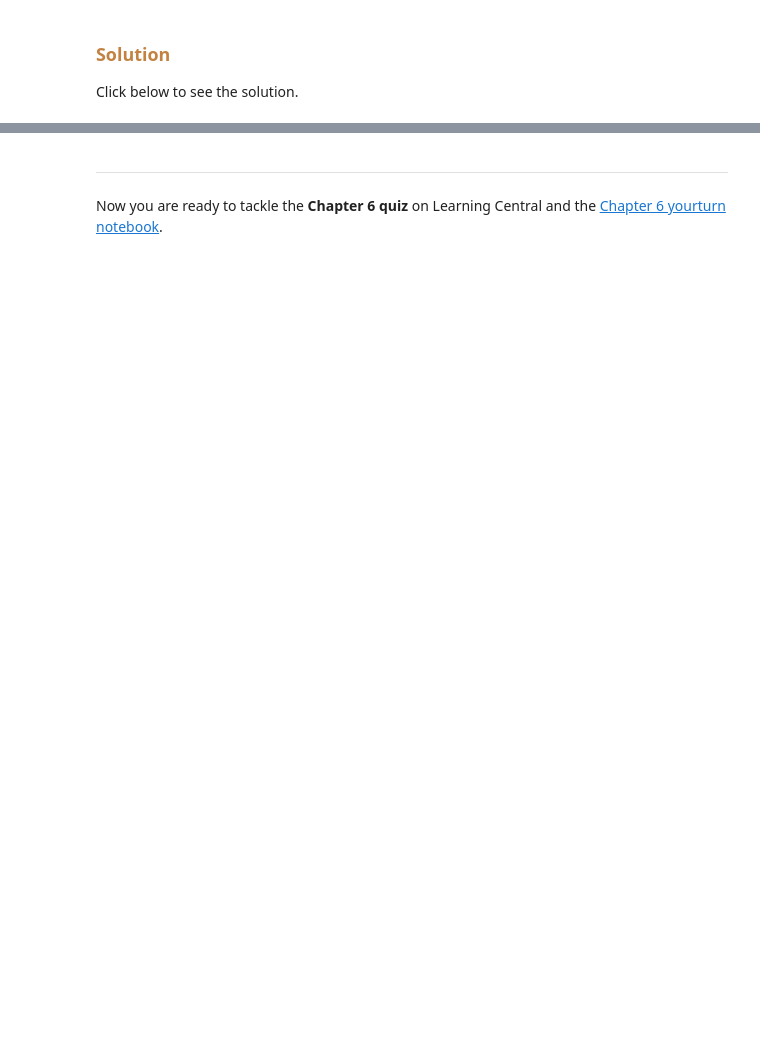
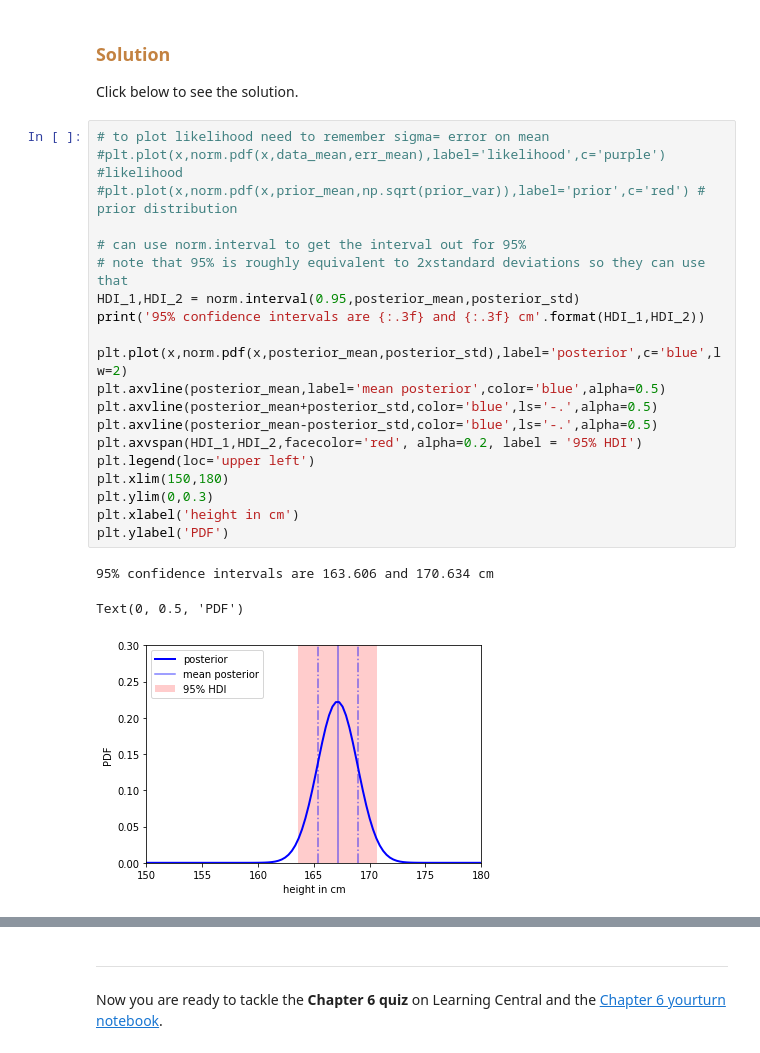
Before and after one commit to philrelton/Data-Analysis-2022, a Jupyter notebook: blended_exercises/Chapter 6/Chapter6.ipynb, the cells around one changed output, grey strips where cells are left out. Saved outputs shown, nothing was run; the diff lists cells and outputs as text; blank space fills up the shorter version.

```diff
--- a/blended_exercises/Chapter 6/Chapter6.ipynb
+++ b/blended_exercises/Chapter 6/Chapter6.ipynb
@@ -50,3 +398,27 @@ Click below to see the solution.
 ###  <font color=#c38241> Solution</font>
 
 Click below to see the solution.
+# %%
+# to plot likelihood need to remember sigma= error on mean
+#plt.plot(x,norm.pdf(x,data_mean,err_mean),label='likelihood',c='purple') #likelihood
+#plt.plot(x,norm.pdf(x,prior_mean,np.sqrt(prior_var)),label='prior',c='red') # prior distribution
+
+# can use norm.interval to get the interval out for 95%
+# note that 95% is roughly equivalent to 2xstandard deviations so they can use that
+HDI_1,HDI_2 = norm.interval(0.95,posterior_mean,posterior_std)
+print('95% confidence intervals are {:.3f} and {:.3f} cm'.format(HDI_1,HDI_2))
+
+plt.plot(x,norm.pdf(x,posterior_mean,posterior_std),label='posterior',c='blue',lw=2)
+plt.axvline(posterior_mean,label='mean posterior',color='blue',alpha=0.5)
+plt.axvline(posterior_mean+posterior_std,color='blue',ls='-.',alpha=0.5)
+plt.axvline(posterior_mean-posterior_std,color='blue',ls='-.',alpha=0.5)
+plt.axvspan(HDI_1,HDI_2,facecolor='red', alpha=0.2, label = '95% HDI')
+plt.legend(loc='upper left')
+plt.xlim(150,180)
+plt.ylim(0,0.3)
+plt.xlabel('height in cm')
+plt.ylabel('PDF')
+# %% [output]
+95% confidence intervals are 163.606 and 170.634 cm
+Text(0, 0.5, 'PDF')
+[figure, added]
```
Also changed, not shown: parts of 42 cells of this notebook, 4 other files.
